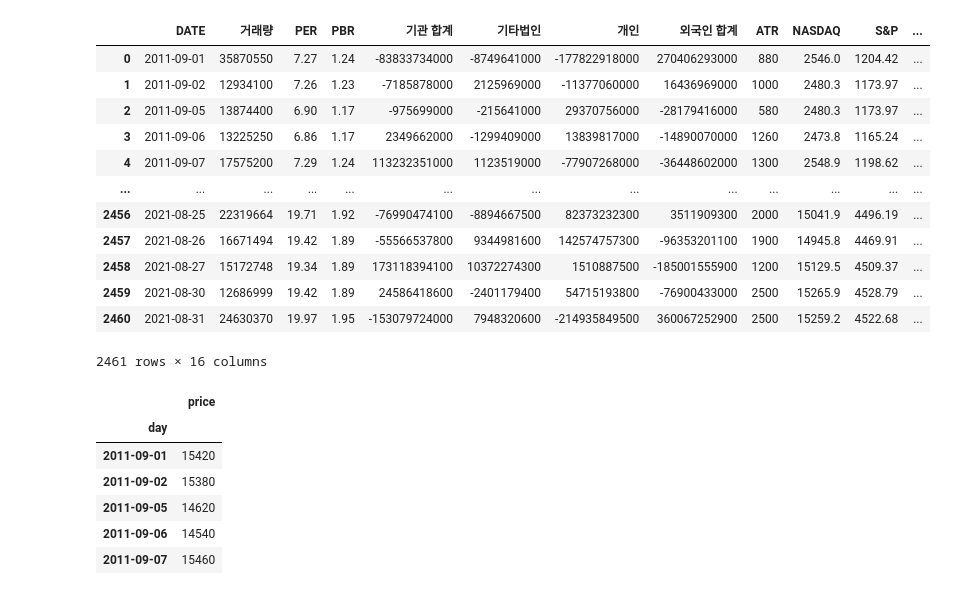
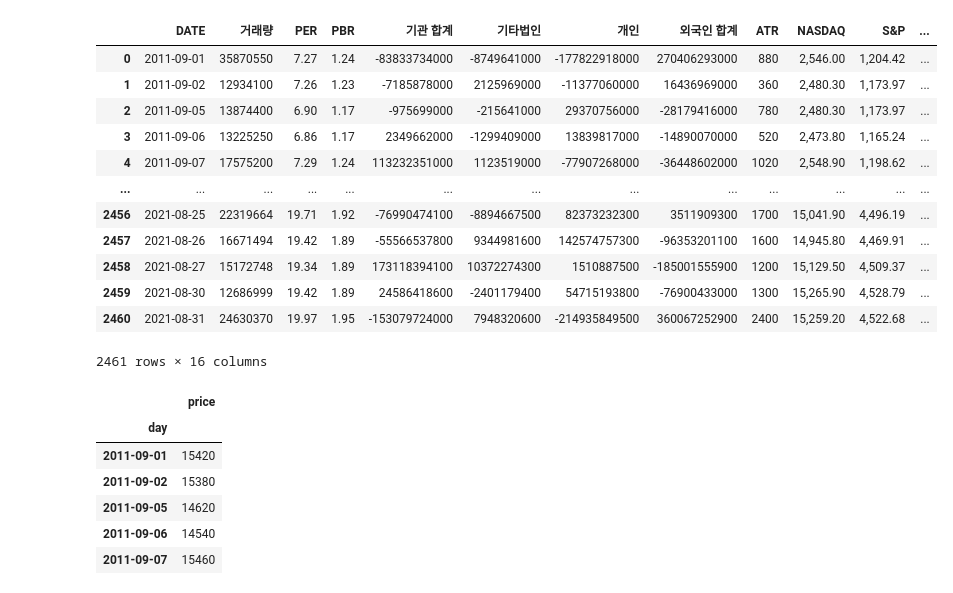
Before and after one commit to jaywoong/project_stock, a Jupyter notebook: modeling/ARIMA.ipynb, the cells around one changed output. Saved outputs shown, nothing was run; the diff lists cells and outputs as text; code cells hidden in the pictures.

```diff
--- a/modeling/ARIMA.ipynb
+++ b/modeling/ARIMA.ipynb
@@ -3,21 +3,21 @@ import pandas as pd
 import numpy as np
 import matplotlib.pyplot as plt
 # %%
-df = pd.read_excel('./samsung3.xlsx')
+df = pd.read_excel('./data/samsung.xlsx')
 df
 # %% [output]
 |  | DATE | 거래량 | PER | PBR | 기관 합계 | 기타법인 | 개인 | 외국인 합계 | ATR | NASDAQ | S&P | ... |
-| 0 | 2011-09-01 | 35870550 | 7.27 | 1.24 | -83833734000 | -8749641000 | -177822918000 | 270406293000 | 880 | 2546.0 | 1204.42 | ... |
-| 1 | 2011-09-02 | 12934100 | 7.26 | 1.23 | -7185878000 | 2125969000 | -11377060000 | 16436969000 | 1000 | 2480.3 | 1173.97 | ... |
-| 2 | 2011-09-05 | 13874400 | 6.90 | 1.17 | -975699000 | -215641000 | 29370756000 | -28179416000 | 580 | 2480.3 | 1173.97 | ... |
-| 3 | 2011-09-06 | 13225250 | 6.86 | 1.17 | 2349662000 | -1299409000 | 13839817000 | -14890070000 | 1260 | 2473.8 | 1165.24 | ... |
-| 4 | 2011-09-07 | 17575200 | 7.29 | 1.24 | 113232351000 | 1123519000 | -77907268000 | -36448602000 | 1300 | 2548.9 | 1198.62 | ... |
+| 0 | 2011-09-01 | 35870550 | 7.27 | 1.24 | -83833734000 | -8749641000 | -177822918000 | 270406293000 | 880 | 2,546.00 | 1,204.42 | ... |
+| 1 | 2011-09-02 | 12934100 | 7.26 | 1.23 | -7185878000 | 2125969000 | -11377060000 | 16436969000 | 360 | 2,480.30 | 1,173.97 | ... |
+| 2 | 2011-09-05 | 13874400 | 6.90 | 1.17 | -975699000 | -215641000 | 29370756000 | -28179416000 | 780 | 2,480.30 | 1,173.97 | ... |
+| 3 | 2011-09-06 | 13225250 | 6.86 | 1.17 | 2349662000 | -1299409000 | 13839817000 | -14890070000 | 520 | 2,473.80 | 1,165.24 | ... |
+| 4 | 2011-09-07 | 17575200 | 7.29 | 1.24 | 113232351000 | 1123519000 | -77907268000 | -36448602000 | 1020 | 2,548.90 | 1,198.62 | ... |
 | ... | ... | ... | ... | ... | ... | ... | ... | ... | ... | ... | ... | ... |
-| 2456 | 2021-08-25 | 22319664 | 19.71 | 1.92 | -76990474100 | -8894667500 | 82373232300 | 3511909300 | 2000 | 15041.9 | 4496.19 | ... |
-| 2457 | 2021-08-26 | 16671494 | 19.42 | 1.89 | -55566537800 | 9344981600 | 142574757300 | -96353201100 | 1900 | 14945.8 | 4469.91 | ... |
-| 2458 | 2021-08-27 | 15172748 | 19.34 | 1.89 | 173118394100 | 10372274300 | 1510887500 | -185001555900 | 1200 | 15129.5 | 4509.37 | ... |
-| 2459 | 2021-08-30 | 12686999 | 19.42 | 1.89 | 24586418600 | -2401179400 | 54715193800 | -76900433000 | 2500 | 15265.9 | 4528.79 | ... |
-| 2460 | 2021-08-31 | 24630370 | 19.97 | 1.95 | -153079724000 | 7948320600 | -214935849500 | 360067252900 | 2500 | 15259.2 | 4522.68 | ... |
+| 2456 | 2021-08-25 | 22319664 | 19.71 | 1.92 | -76990474100 | -8894667500 | 82373232300 | 3511909300 | 1700 | 15,041.90 | 4,496.19 | ... |
+| 2457 | 2021-08-26 | 16671494 | 19.42 | 1.89 | -55566537800 | 9344981600 | 142574757300 | -96353201100 | 1600 | 14,945.80 | 4,469.91 | ... |
+| 2458 | 2021-08-27 | 15172748 | 19.34 | 1.89 | 173118394100 | 10372274300 | 1510887500 | -185001555900 | 1200 | 15,129.50 | 4,509.37 | ... |
+| 2459 | 2021-08-30 | 12686999 | 19.42 | 1.89 | 24586418600 | -2401179400 | 54715193800 | -76900433000 | 1300 | 15,265.90 | 4,528.79 | ... |
+| 2460 | 2021-08-31 | 24630370 | 19.97 | 1.95 | -153079724000 | 7948320600 | -214935849500 | 360067252900 | 2400 | 15,259.20 | 4,522.68 | ... |
 2461 rows × 16 columns
 # %%
 df_copy = df[['DATE', 'y']].copy()
```
Also changed, not shown: parts of 5 cells of this notebook.
